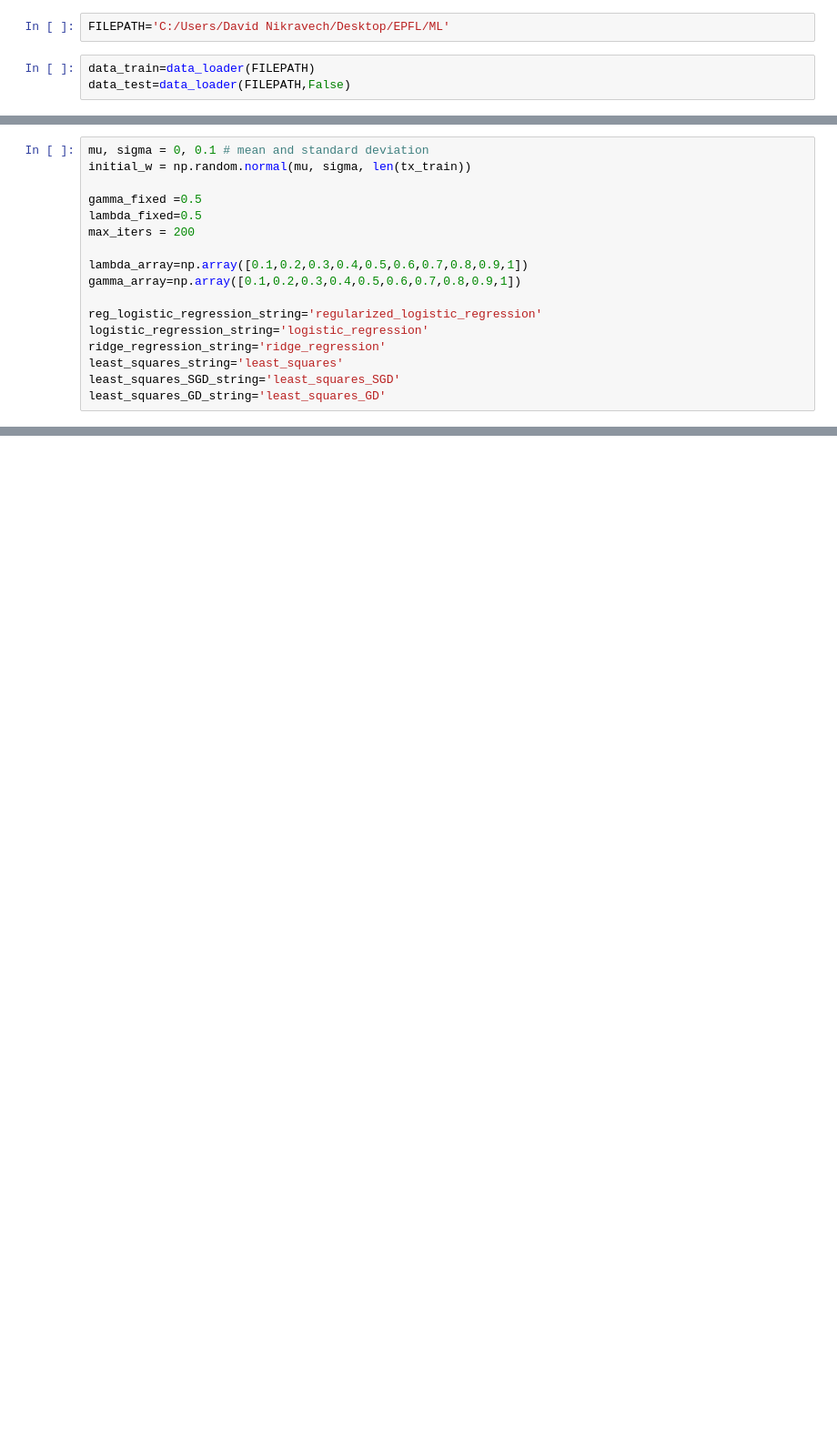
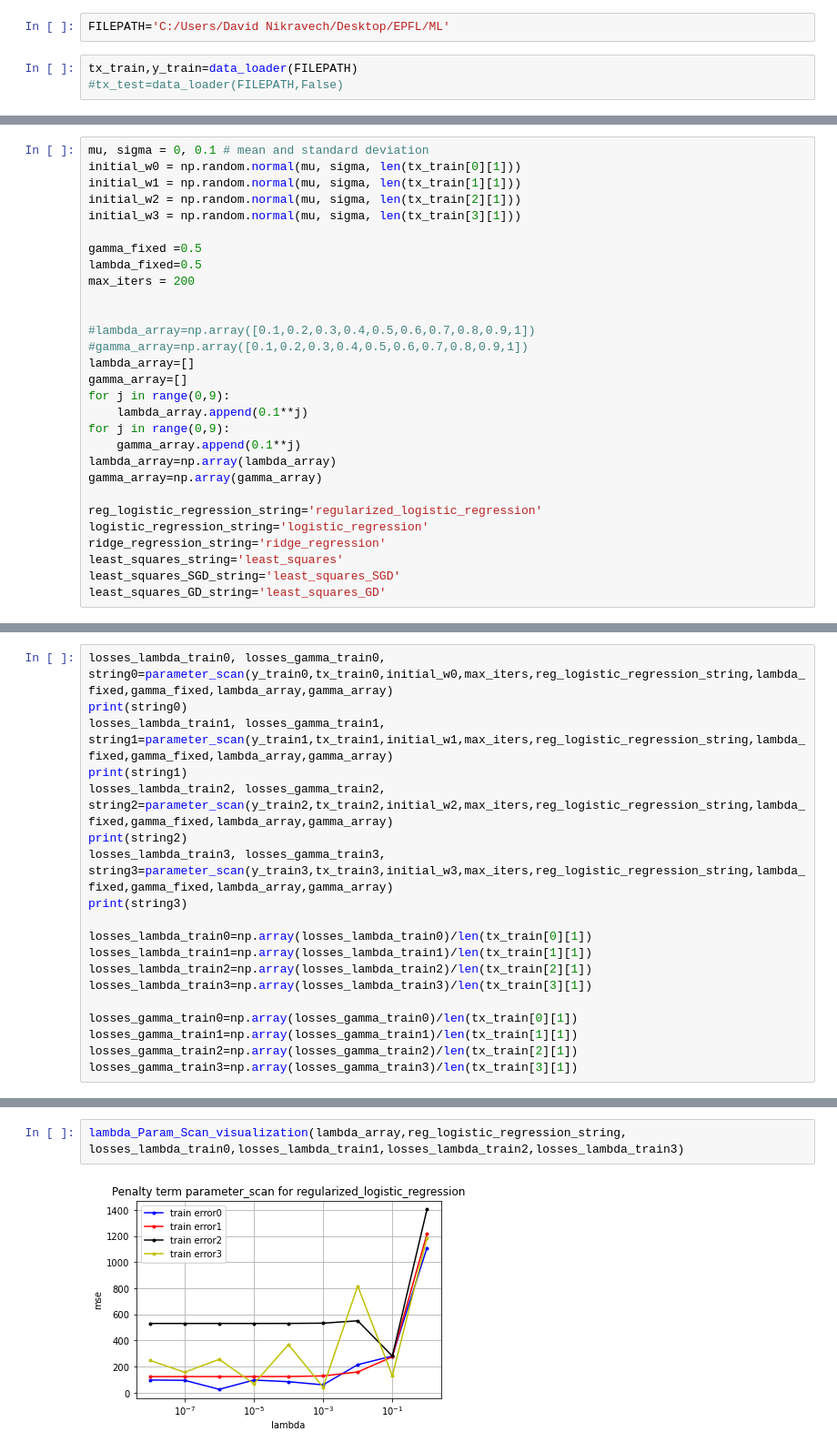
Before and after one commit to AntoineSalaun/ML_HiggsBoson, a Jupyter notebook: Code/Main_Notebook_David.ipynb, the cells around one changed output, grey strips where cells are left out. Shown: that part at 91% size. Saved outputs shown, nothing was run; the diff lists cells and outputs as text; blank space fills up the shorter version.

```diff
--- a/Code/Main_Notebook_David.ipynb
+++ b/Code/Main_Notebook_David.ipynb
@@ -8,6 +8,6 @@ import matplotlib.pyplot as plt
 # %%
 FILEPATH='C:/Users/David Nikravech/Desktop/EPFL/ML'
 # %%
-data_train=data_loader(FILEPATH)
-data_test=data_loader(FILEPATH,False)
+tx_train,y_train=data_loader(FILEPATH)
+#tx_test=data_loader(FILEPATH,False)
 # %%
@@ -43,13 +42,25 @@ TypeError: 'int' object is not iterable
 # %%
 mu, sigma = 0, 0.1 # mean and standard deviation
-initial_w = np.random.normal(mu, sigma, len(tx_train))
+initial_w0 = np.random.normal(mu, sigma, len(tx_train[0][1]))
+initial_w1 = np.random.normal(mu, sigma, len(tx_train[1][1]))
+initial_w2 = np.random.normal(mu, sigma, len(tx_train[2][1]))
+initial_w3 = np.random.normal(mu, sigma, len(tx_train[3][1]))
 
 gamma_fixed =0.5
 lambda_fixed=0.5
 max_iters = 200
 
-lambda_array=np.array([0.1,0.2,0.3,0.4,0.5,0.6,0.7,0.8,0.9,1])
-gamma_array=np.array([0.1,0.2,0.3,0.4,0.5,0.6,0.7,0.8,0.9,1])
+
+#lambda_array=np.array([0.1,0.2,0.3,0.4,0.5,0.6,0.7,0.8,0.9,1])
+#gamma_array=np.array([0.1,0.2,0.3,0.4,0.5,0.6,0.7,0.8,0.9,1])
+lambda_array=[]
+gamma_array=[]
+for j in range(0,9):
+    lambda_array.append(0.1**j)
+for j in range(0,9):
+    gamma_array.append(0.1**j)
+lambda_array=np.array(lambda_array)
+gamma_array=np.array(gamma_array)
 
 reg_logistic_regression_string='regularized_logistic_regression'
 logistic_regression_string='logistic_regression'
@@ -67,0 +71,19 @@ TypeError: only integer scalar arrays can be converted to a scalar index
+# %%
+losses_lambda_train0, losses_gamma_train0, string0=parameter_scan(y_train0,tx_train0,initial_w0,max_iters,reg_logistic_regression_string,lambda_fixed,gamma_fixed,lambda_array,gamma_array)
+print(string0)
+losses_lambda_train1, losses_gamma_train1, string1=parameter_scan(y_train1,tx_train1,initial_w1,max_iters,reg_logistic_regression_string,lambda_fixed,gamma_fixed,lambda_array,gamma_array)
+print(string1)
+losses_lambda_train2, losses_gamma_train2, string2=parameter_scan(y_train2,tx_train2,initial_w2,max_iters,reg_logistic_regression_string,lambda_fixed,gamma_fixed,lambda_array,gamma_array)
+print(string2)
+losses_lambda_train3, losses_gamma_train3, string3=parameter_scan(y_train3,tx_train3,initial_w3,max_iters,reg_logistic_regression_string,lambda_fixed,gamma_fixed,lambda_array,gamma_array)
+print(string3)
+
+losses_lambda_train0=np.array(losses_lambda_train0)/len(tx_train[0][1])
+losses_lambda_train1=np.array(losses_lambda_train1)/len(tx_train[1][1])
+losses_lambda_train2=np.array(losses_lambda_train2)/len(tx_train[2][1])
+losses_lambda_train3=np.array(losses_lambda_train3)/len(tx_train[3][1])
+
+losses_gamma_train0=np.array(losses_gamma_train0)/len(tx_train[0][1])
+losses_gamma_train1=np.array(losses_gamma_train1)/len(tx_train[1][1])
+losses_gamma_train2=np.array(losses_gamma_train2)/len(tx_train[2][1])
+losses_gamma_train3=np.array(losses_gamma_train3)/len(tx_train[3][1])
@@ -67,0 +95,4 @@ TypeError: only integer scalar arrays can be converted to a scalar index
+# %%
+lambda_Param_Scan_visualization(lambda_array,reg_logistic_regression_string, losses_lambda_train0,losses_lambda_train1,losses_lambda_train2,losses_lambda_train3)
+# %% [output]
+[figure, added]
```
Also changed, not shown: parts of 20 cells of this notebook.
